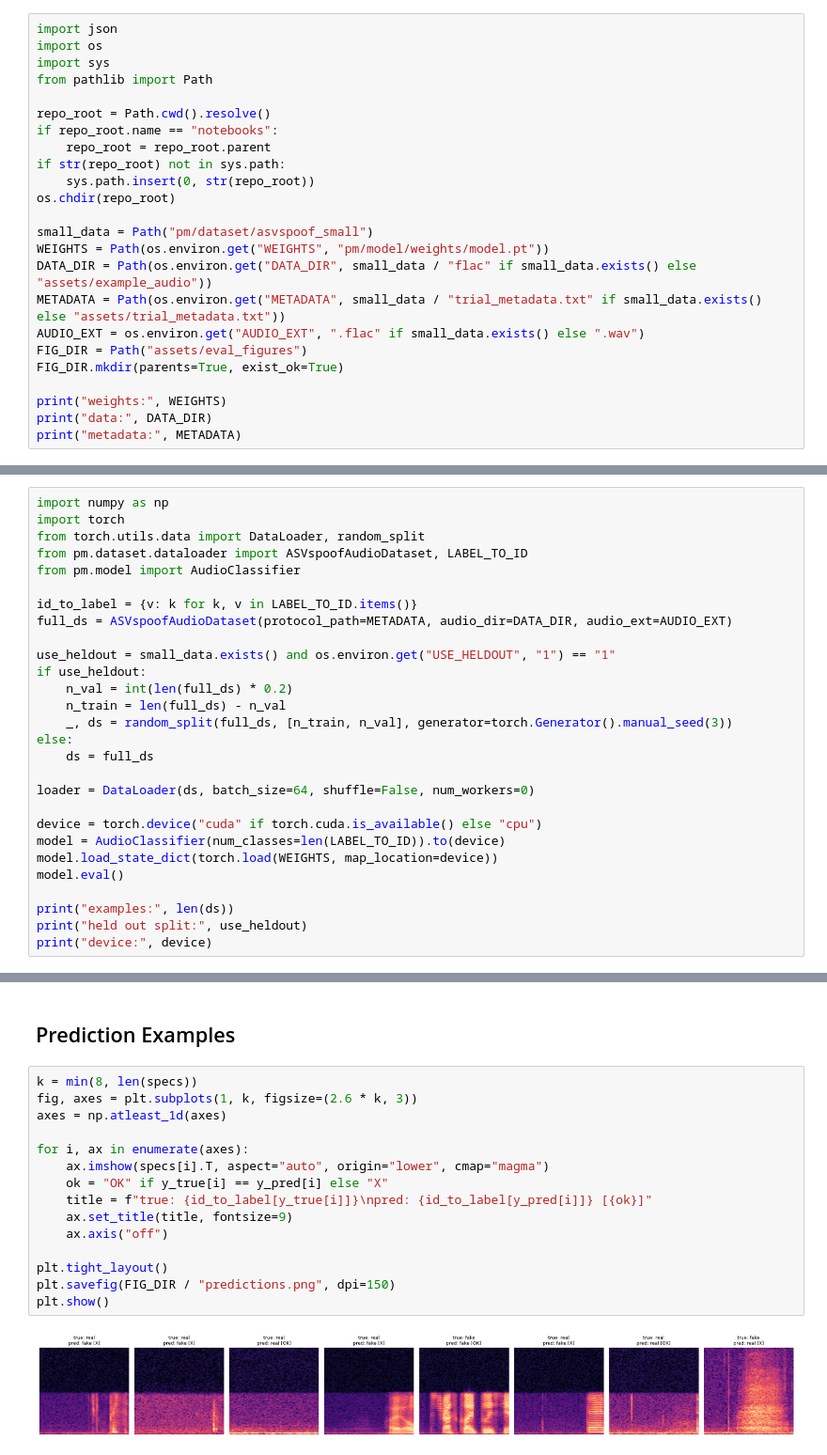
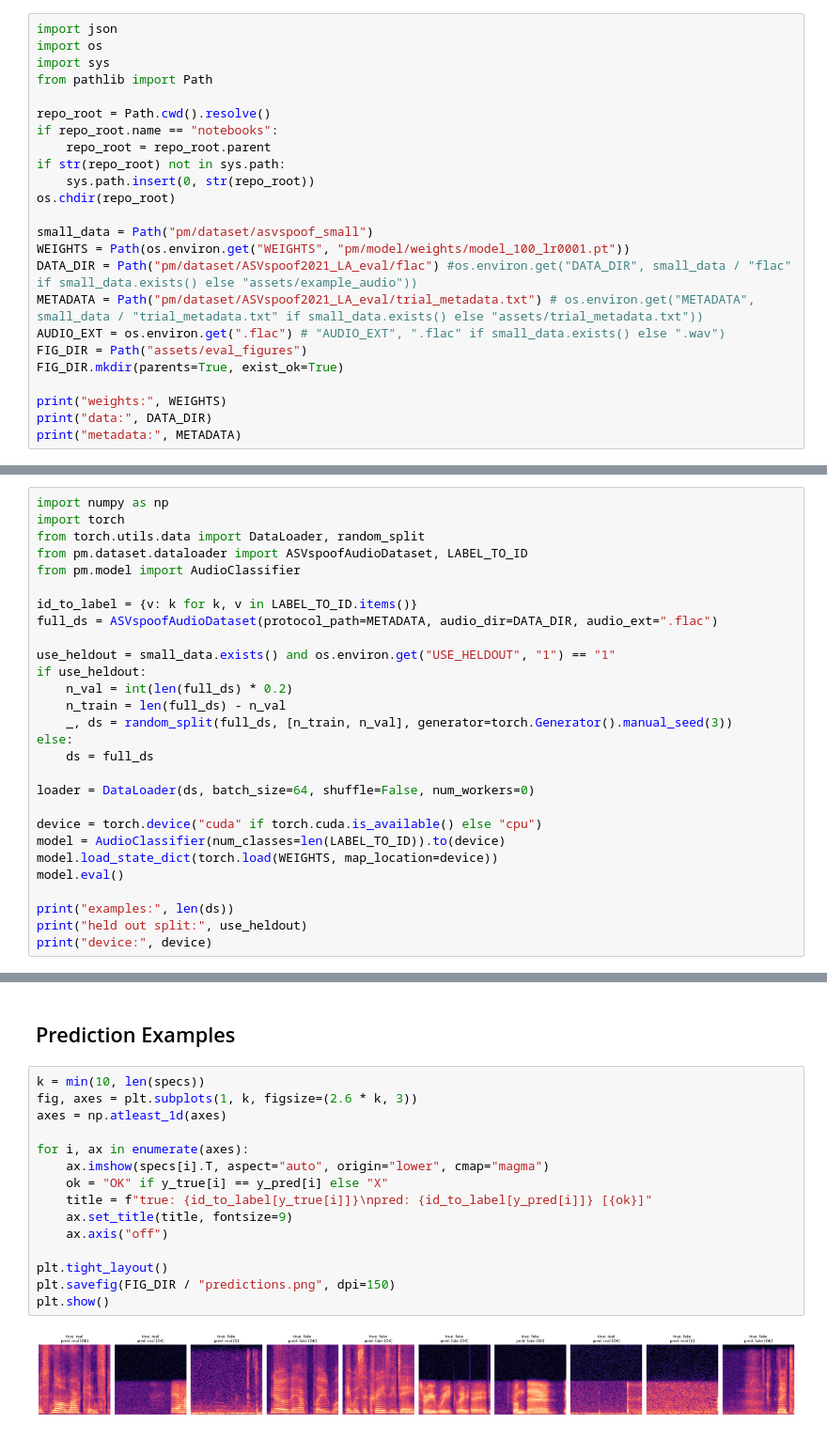
Before and after one commit to EastonSell/speech-deepfake-detection, a Jupyter notebook: notebooks/evaluation.ipynb, the cells around one changed output, grey strips where cells are left out. Shown at 94% size. Saved outputs shown, nothing was run; the diff lists cells and outputs as text.

```diff
--- a/notebooks/evaluation.ipynb
+++ b/notebooks/evaluation.ipynb
@@ -16,10 +16,10 @@ if str(repo_root) not in sys.path:
 os.chdir(repo_root)
 
 small_data = Path("pm/dataset/asvspoof_small")
-WEIGHTS = Path(os.environ.get("WEIGHTS", "pm/model/weights/model.pt"))
-DATA_DIR = Path(os.environ.get("DATA_DIR", small_data / "flac" if small_data.exists() else "assets/example_audio"))
-METADATA = Path(os.environ.get("METADATA", small_data / "trial_metadata.txt" if small_data.exists() else "assets/trial_metadata.txt"))
-AUDIO_EXT = os.environ.get("AUDIO_EXT", ".flac" if small_data.exists() else ".wav")
+WEIGHTS = Path(os.environ.get("WEIGHTS", "pm/model/weights/model_100_lr0001.pt"))
+DATA_DIR = Path("pm/dataset/ASVspoof2021_LA_eval/flac") #os.environ.get("DATA_DIR", small_data / "flac" if small_data.exists() else "assets/example_audio"))
+METADATA = Path("pm/dataset/ASVspoof2021_LA_eval/trial_metadata.txt") # os.environ.get("METADATA", small_data / "trial_metadata.txt" if small_data.exists() else "assets/trial_metadata.txt"))
+AUDIO_EXT = os.environ.get(".flac") # "AUDIO_EXT", ".flac" if small_data.exists() else ".wav")
 FIG_DIR = Path("assets/eval_figures")
 FIG_DIR.mkdir(parents=True, exist_ok=True)
 
@@ -38,7 +38,7 @@ from pm.dataset.dataloader import ASVspoofAudioDataset, LABEL_TO_ID
 from pm.model import AudioClassifier
 
 id_to_label = {v: k for k, v in LABEL_TO_ID.items()}
-full_ds = ASVspoofAudioDataset(protocol_path=METADATA, audio_dir=DATA_DIR, audio_ext=AUDIO_EXT)
+full_ds = ASVspoofAudioDataset(protocol_path=METADATA, audio_dir=DATA_DIR, audio_ext=".flac")
 
 use_heldout = small_data.exists() and os.environ.get("USE_HELDOUT", "1") == "1"
 if use_heldout:
@@ -146,19 +146,19 @@ plt.show()
 # %% [markdown]
 ## Prediction Examples
 # %%
-k = min(8, len(specs))
+k = min(10, len(specs))
 fig, axes = plt.subplots(1, k, figsize=(2.6 * k, 3))
 axes = np.atleast_1d(axes)
 
 for i, ax in enumerate(axes):
     ax.imshow(specs[i].T, aspect="auto", origin="lower", cmap="magma")
     ok = "OK" if y_true[i] == y_pred[i] else "X"
     title = f"true: {id_to_label[y_true[i]]}\npred: {id_to_label[y_pred[i]]} [{ok}]"
     ax.set_title(title, fontsize=9)
     ax.axis("off")
 
 plt.tight_layout()
 plt.savefig(FIG_DIR / "predictions.png", dpi=150)
 plt.show()
 # %% [output]
-[figure, old version]
+[figure, new version]
```
Also changed, not shown: parts of 8 cells of this notebook, 20 other files.
